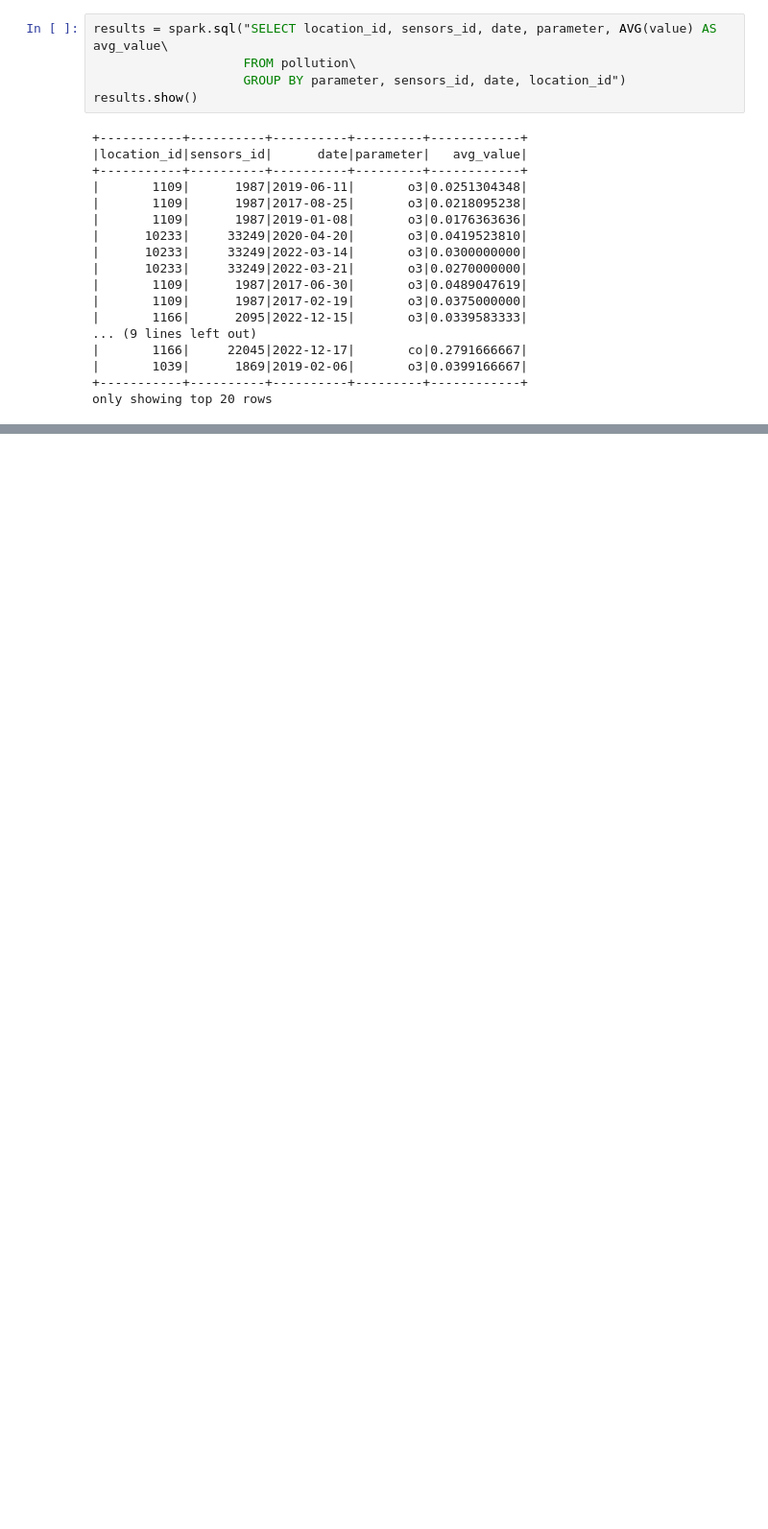
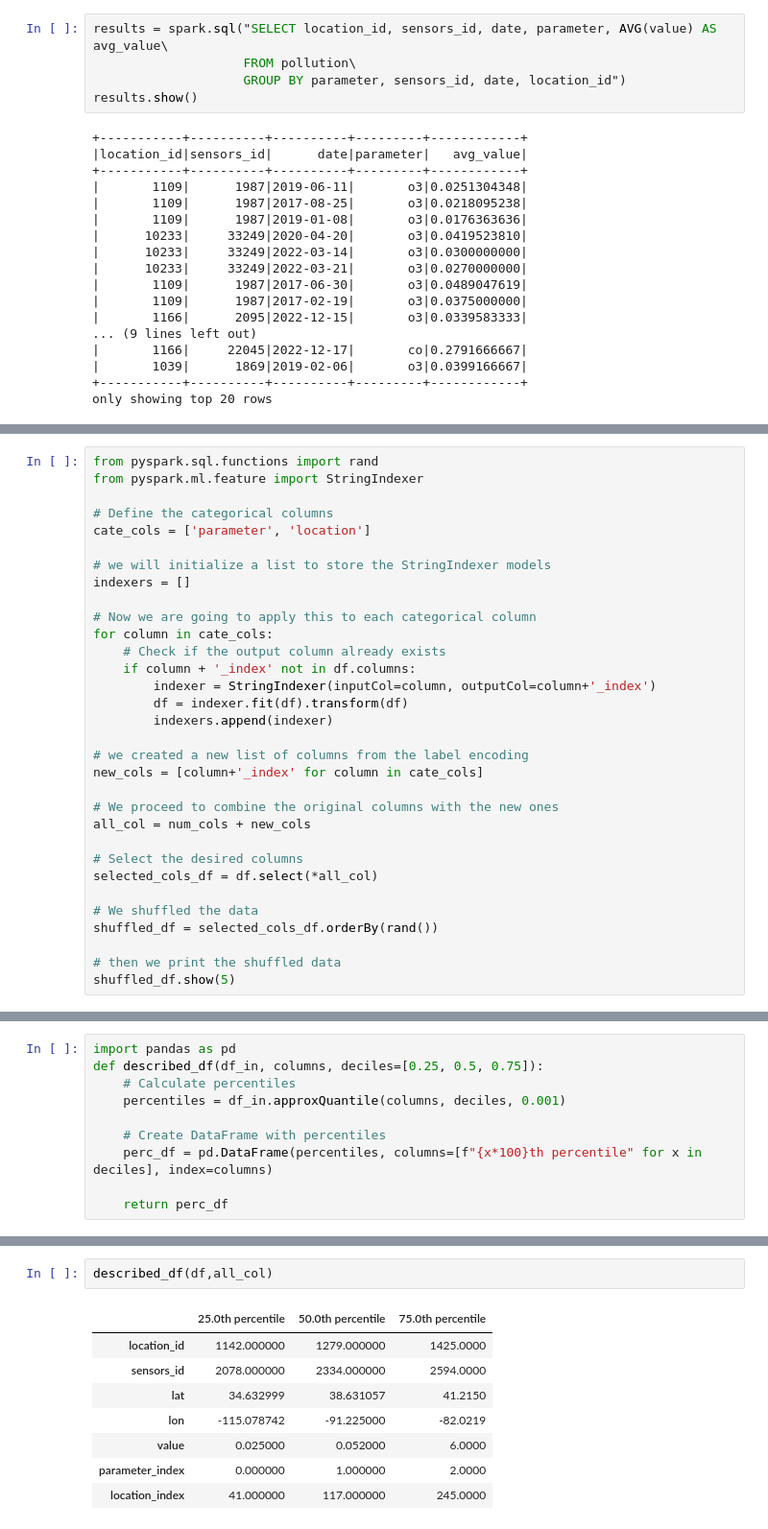
Before and after one commit to ameek12/232_Project, a Jupyter notebook: AirPollutionProject.ipynb, the cells around one changed output, grey strips where cells are left out. Shown: that part at 96% size. Saved outputs shown, nothing was run; the diff lists cells and outputs as text; blank space fills up the shorter version.

```diff
--- a/AirPollutionProject.ipynb
+++ b/AirPollutionProject.ipynb
@@ -480,0 +503,32 @@ only showing top 20 rows
+# %%
+from pyspark.sql.functions import rand
+from pyspark.ml.feature import StringIndexer
+
+# Define the categorical columns
+cate_cols = ['parameter', 'location']
+
+# we will initialize a list to store the StringIndexer models
+indexers = []
+
+# Now we are going to apply this to each categorical column
+for column in cate_cols:
+    # Check if the output column already exists
+    if column + '_index' not in df.columns:
+        indexer = StringIndexer(inputCol=column, outputCol=column+'_index')
+        df = indexer.fit(df).transform(df)
+        indexers.append(indexer)
+
+# we created a new list of columns from the label encoding
+new_cols = [column+'_index' for column in cate_cols]
+
+# We proceed to combine the original columns with the new ones
+all_col = num_cols + new_cols
+
+# Select the desired columns
+selected_cols_df = df.select(*all_col)
+
+# We shuffled the data
+shuffled_df = selected_cols_df.orderBy(rand())
+
+# then we print the shuffled data
+shuffled_df.show(5)
@@ -480,0 +576,10 @@ only showing top 20 rows
+# %%
+import pandas as pd
+def described_df(df_in, columns, deciles=[0.25, 0.5, 0.75]):
+    # Calculate percentiles
+    percentiles = df_in.approxQuantile(columns, deciles, 0.001)
+
+    # Create DataFrame with percentiles
+    perc_df = pd.DataFrame(percentiles, columns=[f"{x*100}th percentile" for x in deciles], index=columns)
+
+    return perc_df
@@ -480,0 +588,11 @@ only showing top 20 rows
+# %%
+described_df(df,all_col)
+# %% [output]
+|  | 25.0th percentile | 50.0th percentile | 75.0th percentile |
+| location_id | 1142.000000 | 1279.000000 | 1425.0000 |
+| sensors_id | 2078.000000 | 2334.000000 | 2594.0000 |
+| lat | 34.632999 | 38.631057 | 41.2150 |
+| lon | -115.078742 | -91.225000 | -82.0219 |
+| value | 0.025000 | 0.052000 | 6.0000 |
+| parameter_index | 0.000000 | 1.000000 | 2.0000 |
+| location_index | 41.000000 | 117.000000 | 245.0000 |
```
Also changed, not shown: parts of 19 cells of this notebook.
